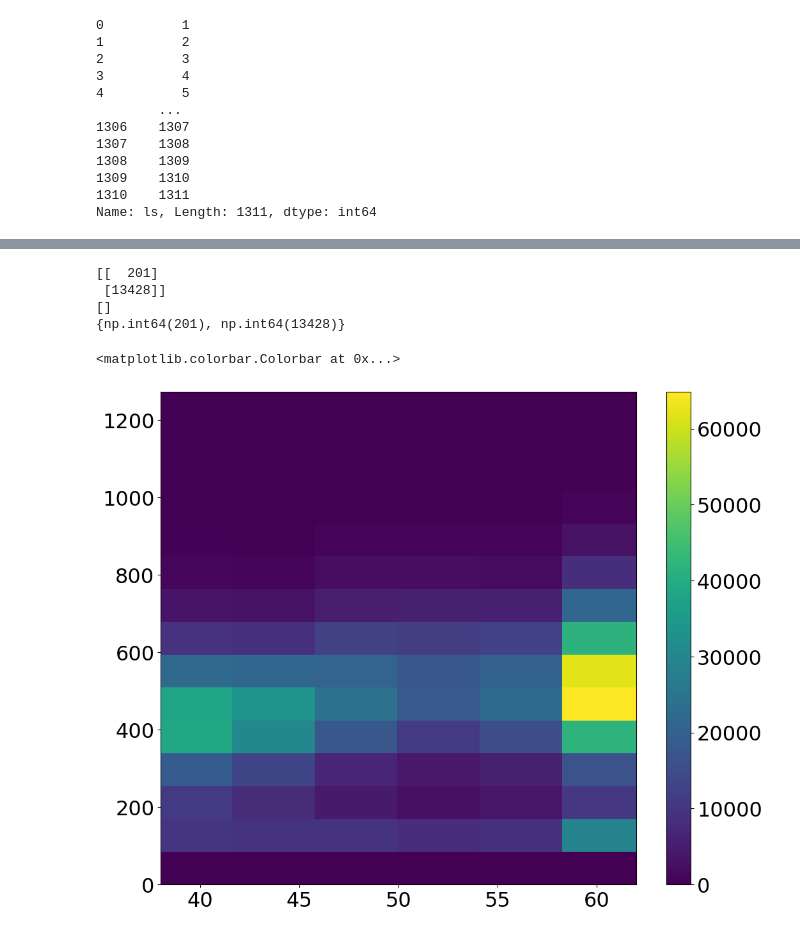
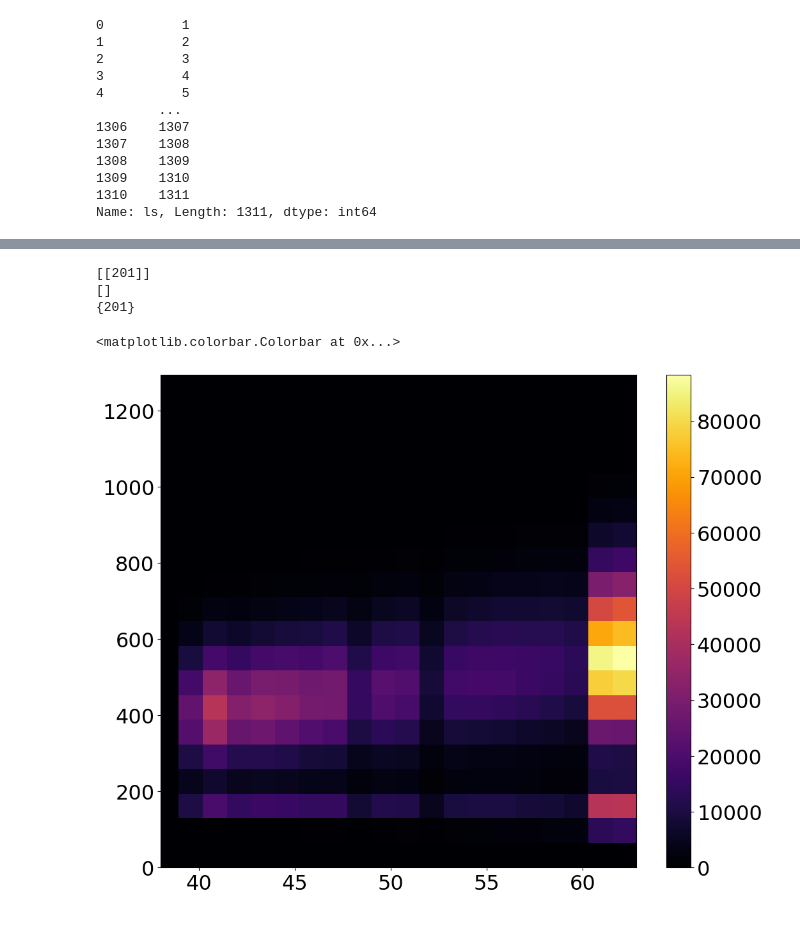
Before and after one commit to bb511/adl1t_datamaker, a Jupyter notebook: notebooks/pileup_vs_towers.ipynb, the cells around one changed output, grey strips where cells are left out. Drawn from its saved outputs; the diff is of its cells as text; code cells hidden in the pictures.

Commit message:
Fixed issue with adding the pileup to the processed data, some luminosities are not contained in the file linking luminosity to pileup.

```diff
--- a/notebooks/pileup_vs_towers.ipynb
+++ b/notebooks/pileup_vs_towers.ipynb
@@ -32,9 +32,10 @@ plt.show()
 # %%
-folder = Path("/data/deodagiu/ad_data/EZB-Run3-v1-RunI_dataRun3_Run3Winter-142X_250213_152003")
+folder = Path("/data/deodagiu/ad_data/EZB-Run3-v1-RunI_dataRun3_Run3Winter-142X_250213_152003/")
 reader = root2h5.Root2h5()
 h5file = reader.read_folder(folder)
 print(reader.energies.keys())
 print(reader.particles.keys())
+print(reader.event_info.items())
 # %% [output]
 Reading folder of h5 files /data/deodagiu/ad_data/EZB-Run3-v1-RunI_dataRun3_Run3Winter-142X_250213_152003...
 dict_keys(['ET', 'HT', 'MET', 'MHT', 'FET', 'FHT'])
@@ -83,6 +87,6 @@ plt.gca().set_yscale("log")
 # %%
 pileup = h5file["event_info"][:, -1]
-towers = h5file["HT"][:, 1]
+towers = h5file["HT"][:, 0, 1]
 # %%
 towers_nans = np.argwhere(np.isnan(towers))
 pileup_nans = np.argwhere(np.isnan(pileup))
@@ -95,16 +99,15 @@ print(nans)
 pileup = np.delete(pileup, list(nans))
 towers = np.delete(towers, list(nans))
 # %% [output]
-[[  201]
- [13428]]
+[[201]]
 []
-{np.int64(201), np.int64(13428)}
+{201}
 # %%
 plt.figure(figsize=(12, 10))
-counts, xedges, yedges, im = plt.hist2d(np.array(pileup).flatten(), np.array(towers).flatten(), bins=15)
-plt.xlim(38, 62)
+counts, xedges, yedges, im = plt.hist2d(np.array(pileup).flatten(), np.array(towers).flatten(), bins=[50, 20], cmap='inferno')
+plt.xlim(38, np.nanmax(pileup))
 plt.ylim(np.nanmin(towers), np.nanmax(towers))
 plt.colorbar(im)
 # %% [output]
 <matplotlib.colorbar.Colorbar at 0x...>
-[figure, old version]
+[figure, new version]
```
Also changed, not shown: parts of 7 cells of this notebook, 2 other files.
